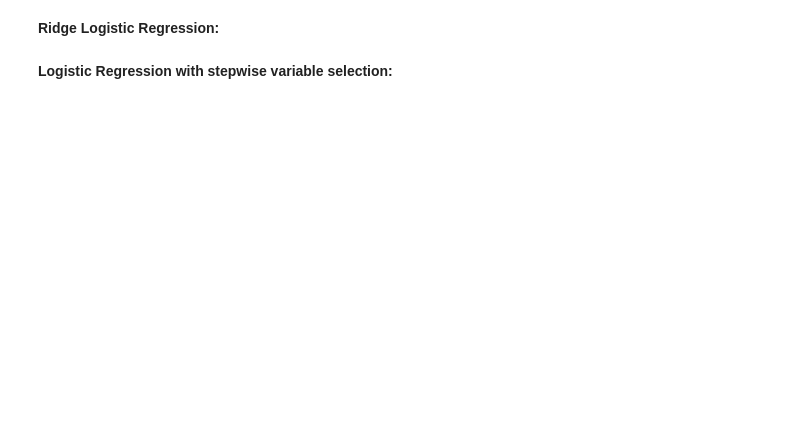
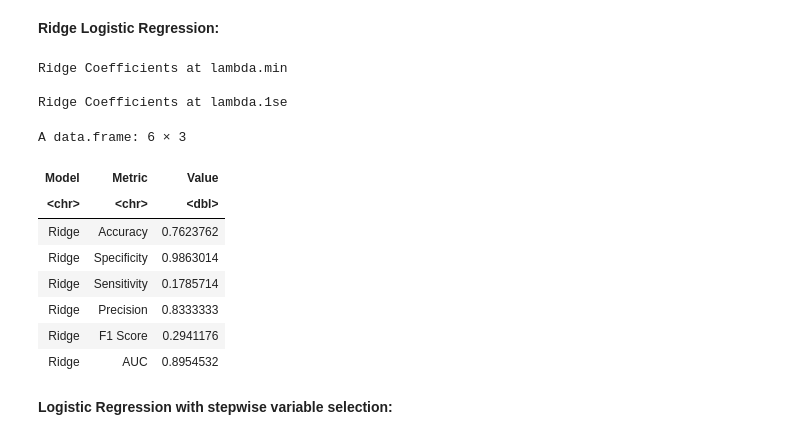
Before and after one commit to snakehabitat3/Stat301_Team23, a Jupyter notebook: T23_GroupProject.ipynb, the cells around one changed output. Cells and saved outputs as stored; diff of their text form; code cells hidden in the pictures; blank space fills up the shorter version.

Commit message:
Added Ridge Regression

```diff
--- a/T23_GroupProject.ipynb
+++ b/T23_GroupProject.ipynb
@@ -386,2 +386,26 @@ A data.frame: 6 × 3
 # %% [markdown]
 **Ridge Logistic Regression:**
+# %%
+# Main Developer: Kenrick Tan
+
+cv_ridge <- cv.glmnet(
+  x_train, y_train,
+  family = "binomial",   # binary response
+  alpha = 0,             # ridge regularization
+  nfolds = 5,
+  type.measure = "auc"
+)
+
+# Coefficients for lambda.min and lambda.1se
+ridge_coef_min <- coef(cv_ridge, s = "lambda.min")
+ridge_coef_1se <- coef(cv_ridge, s = "lambda.1se")
+
+cat("Ridge Coefficients at lambda.min\n")
+# print(ridge_coef_min)
+
+cat("\nRidge Coefficients at lambda.1se\n")
+# print(ridge_coef_1se)
+# %% [output]
+Ridge Coefficients at lambda.min
+
+Ridge Coefficients at lambda.1se
@@ -388,3 +440,42 @@ A data.frame: 6 × 3
+# %%
+# Main Developer: Kenrick Tan
+
+ridge_accuracy    <- ridge_conf_results$overall["Accuracy"]
+ridge_sensitivity <- ridge_conf_results$byClass["Sensitivity"]
+ridge_specificity <- ridge_conf_results$byClass["Specificity"]
+ridge_precision   <- ridge_conf_results$byClass["Precision"]
+ridge_f1_score    <- ridge_conf_results$byClass["F1"]
+
+# Extract AUC from glmnet
+ridge_lambda_idx <- which(cv_ridge$lambda == cv_ridge$lambda.1se)
+ridge_auc_score <- cv_ridge$cvm[ridge_lambda_idx]
+
+# Put the metrics into a table
+ridge_metrics_table <- data.frame(
+  Model = "Ridge",
+  Metric = c("Accuracy", "Specificity", "Sensitivity", "Precision", "F1 Score", "AUC"),
+  Value = c(
+    ridge_accuracy,
+    ridge_specificity,
+    ridge_sensitivity,
+    ridge_precision,
+    ridge_f1_score,
+    ridge_auc_score
+  ),
+    row.names = NULL
+)
+
+ridge_metrics_table
+# %% [output]
+A data.frame: 6 × 3
+| Model | Metric | Value |
+| <chr> | <chr> | <dbl> |
+| Ridge | Accuracy | 0.7623762 |
+| Ridge | Specificity | 0.9863014 |
+| Ridge | Sensitivity | 0.1785714 |
+| Ridge | Precision | 0.8333333 |
+| Ridge | F1 Score | 0.2941176 |
+| Ridge | AUC | 0.8954532 |
 # %% [markdown]
 **Logistic Regression with stepwise variable selection:**
 # %%
```
Also changed, not shown: parts of 8 cells of this notebook.
